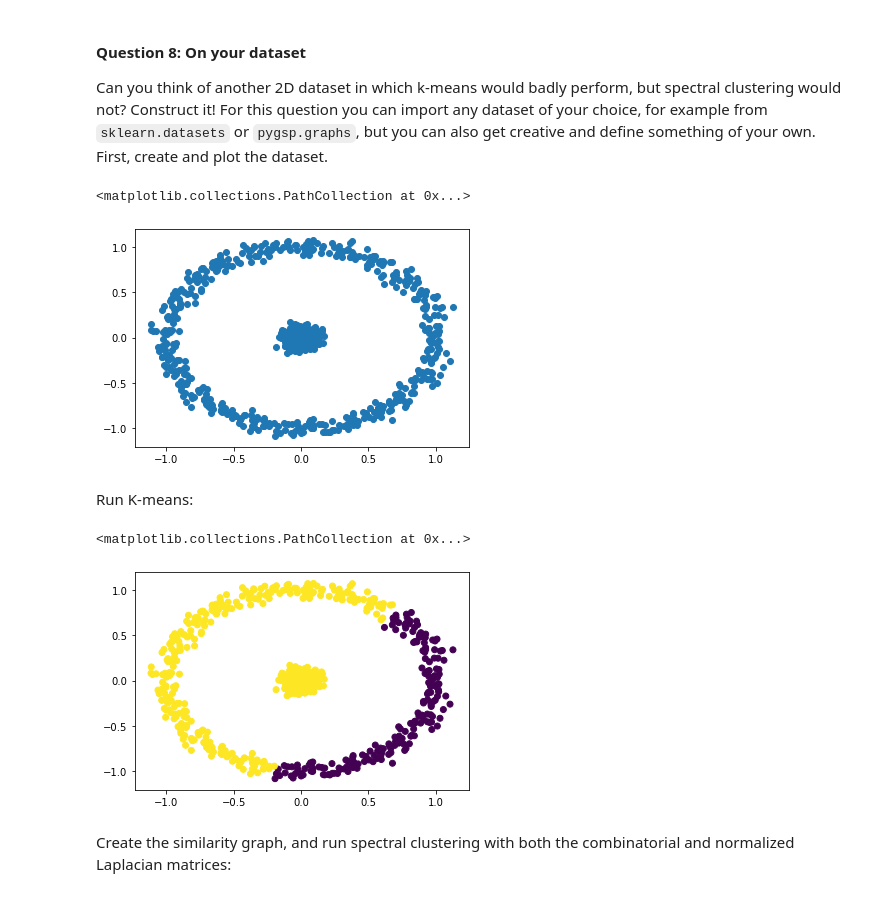
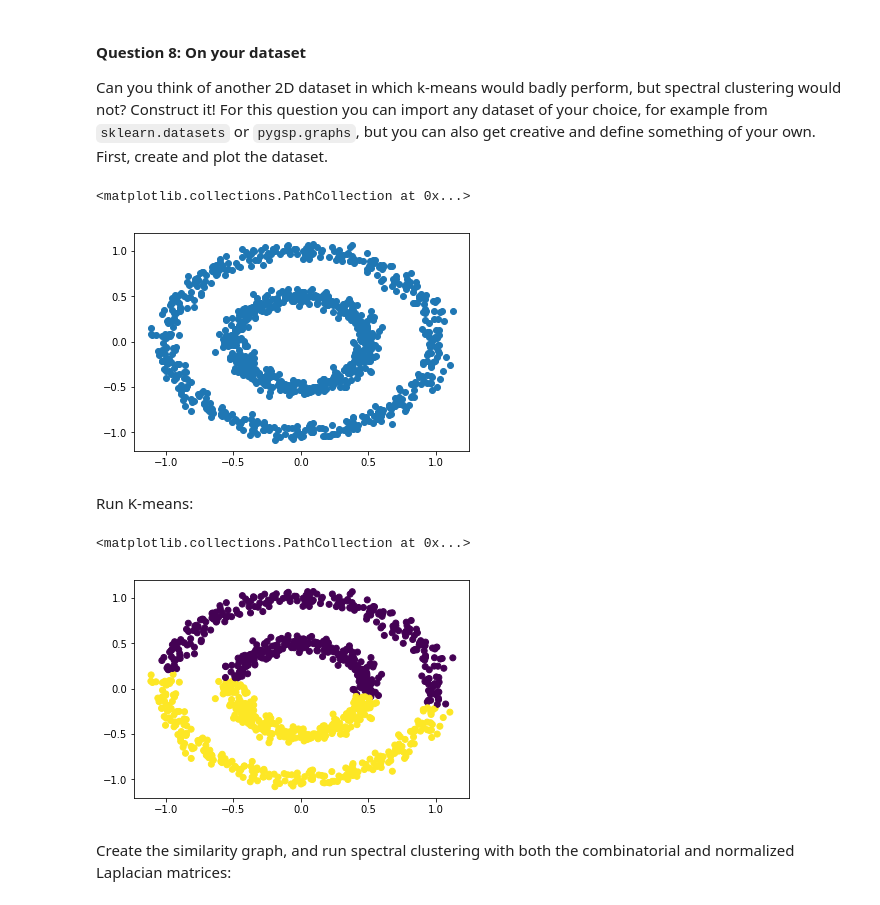
Before and after one commit to Sytta/ntds_2019, a Jupyter notebook: assignments/2_learning_with_graphs.ipynb, the cells around one changed output. Saved outputs shown, nothing was run; the diff lists cells and outputs as text; code cells hidden in the pictures.

```diff
--- a/assignments/2_learning_with_graphs.ipynb
+++ b/assignments/2_learning_with_graphs.ipynb
@@ -272,11 +272,11 @@ For this question you can import any dataset of your choice, for example from `s
 # %%
 # Your code here
 from sklearn.datasets.samples_generator import make_circles
-X_, y_ = make_circles(n_samples=1000, noise=.05, factor=0.05, random_state=0)
+X_, y_ = make_circles(n_samples=1000, noise=.05, factor=0.5, random_state=0)
 plt.scatter(X_[:,0], X_[:,1])
 # %% [output]
 <matplotlib.collections.PathCollection at 0x...>
-[figure, old version]
+[figure, new version]
 # %% [markdown]
 Run K-means:
 # %%
@@ -284,6 +284,6 @@ km_clustering = KMeans(n_clusters=2).fit(X_).labels_
 plt.scatter(X_[:,0], X_[:,1], c=km_clustering)# Your code here
 # %% [output]
 <matplotlib.collections.PathCollection at 0x...>
-[figure, old version]
+[figure, new version]
 # %% [markdown]
 Create the similarity graph, and run spectral clustering with both the combinatorial and normalized Laplacian matrices:
```
Also changed, not shown: parts of 21 cells of this notebook.
